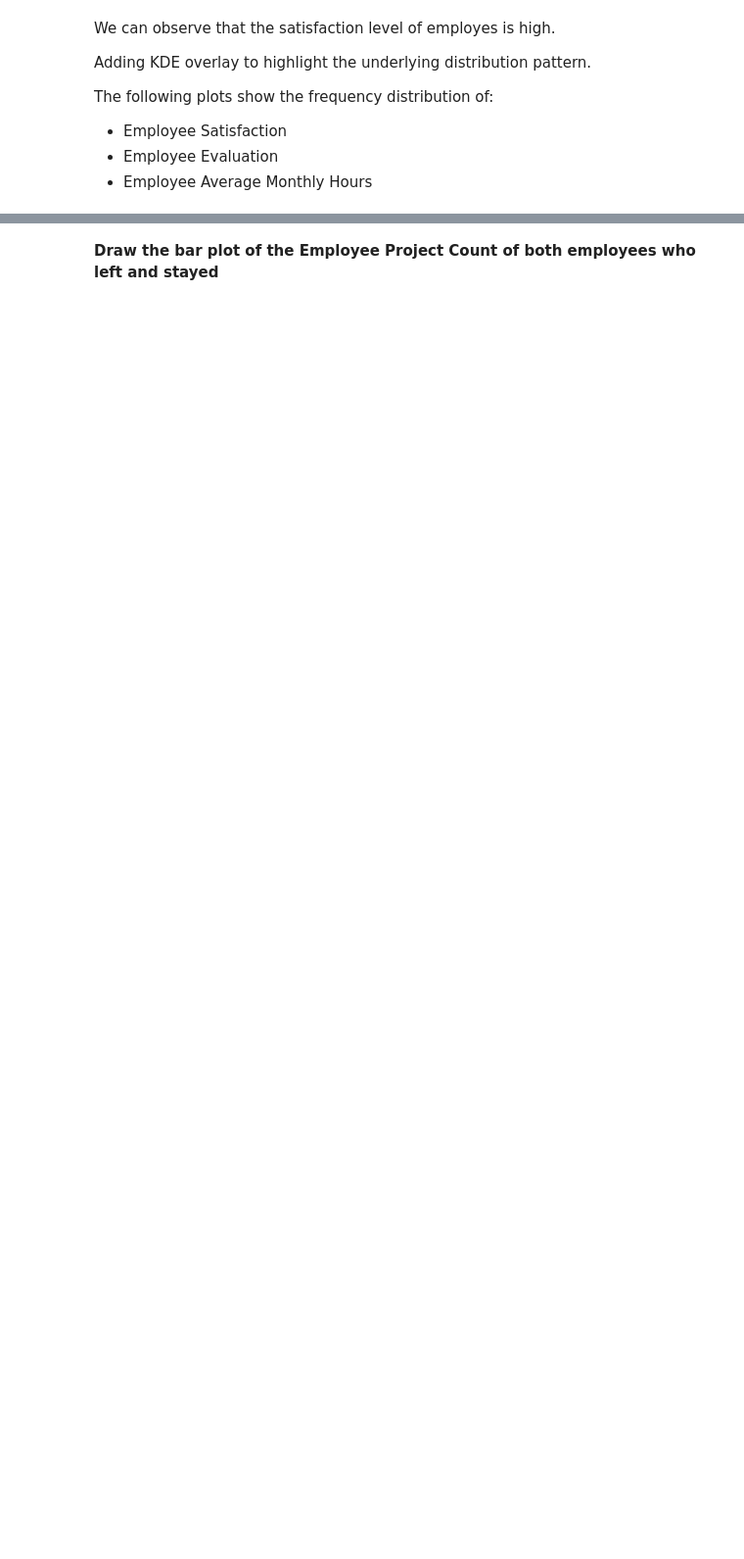
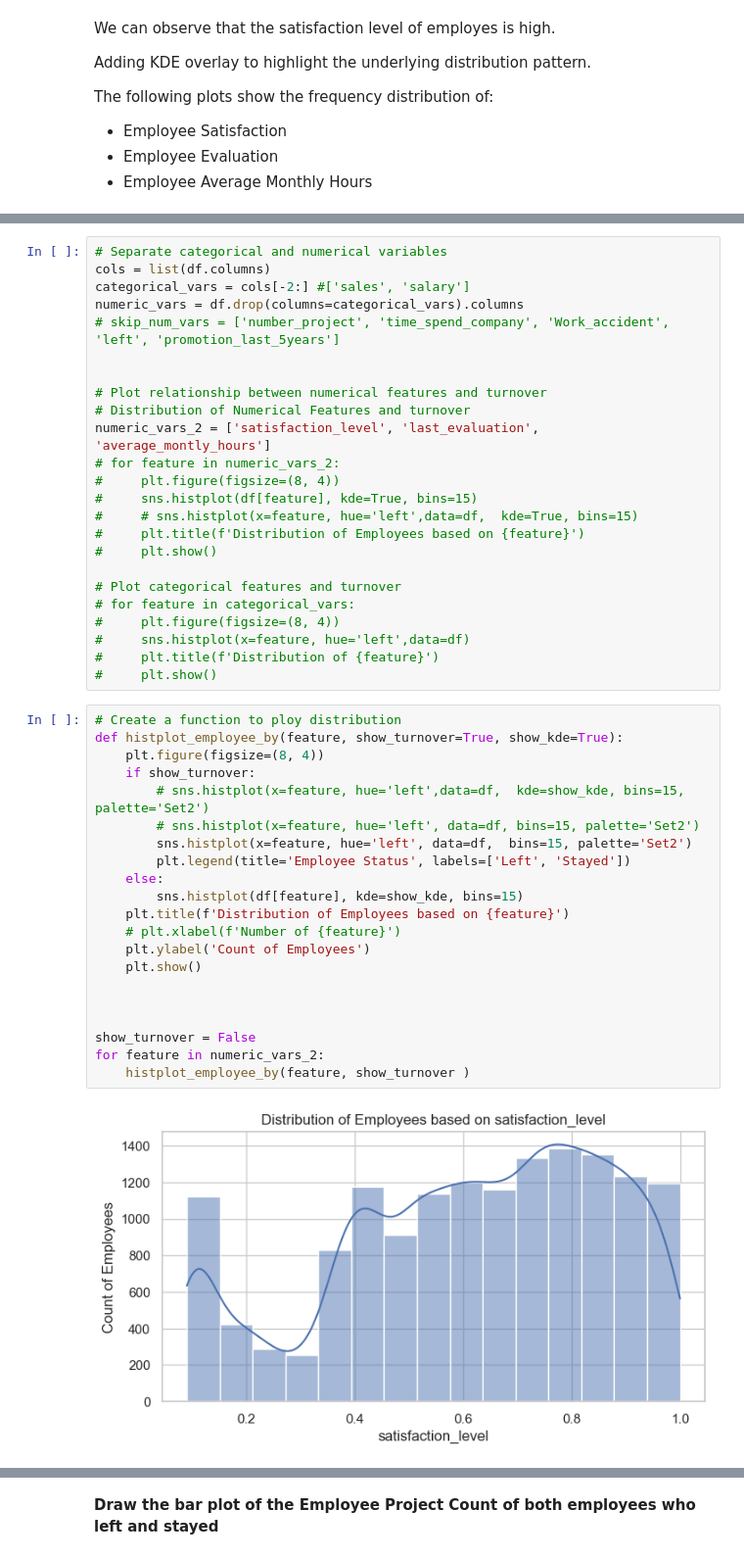
Before and after one commit to karmenatwork/4_CB_employees_turnover, a Jupyter notebook: main.ipynb, the cells around one changed output, grey strips where cells are left out. Shown at 98% size. Cells and saved outputs as stored; diff of their text form; blank space fills up the shorter version.

```diff
--- a/main.ipynb
+++ b/main.ipynb
@@ -300,0 +270,47 @@ plt.show()
+# %%
+# Separate categorical and numerical variables
+cols = list(df.columns)
+categorical_vars = cols[-2:] #['sales', 'salary']
+numeric_vars = df.drop(columns=categorical_vars).columns
+# skip_num_vars = ['number_project', 'time_spend_company', 'Work_accident', 'left', 'promotion_last_5years']
+
+
+# Plot relationship between numerical features and turnover
+# Distribution of Numerical Features and turnover
+numeric_vars_2 = ['satisfaction_level', 'last_evaluation', 'average_montly_hours']
+# for feature in numeric_vars_2:
+#     plt.figure(figsize=(8, 4))
+#     sns.histplot(df[feature], kde=True, bins=15)
+#     # sns.histplot(x=feature, hue='left',data=df,  kde=True, bins=15)
+#     plt.title(f'Distribution of Employees based on {feature}')
+#     plt.show()
+
+# Plot categorical features and turnover
+# for feature in categorical_vars:
+#     plt.figure(figsize=(8, 4))
+#     sns.histplot(x=feature, hue='left',data=df)
+#     plt.title(f'Distribution of {feature}')
+#     plt.show()
+# %%
+# Create a function to ploy distribution
+def histplot_employee_by(feature, show_turnover=True, show_kde=True):
+    plt.figure(figsize=(8, 4))
+    if show_turnover:
+        # sns.histplot(x=feature, hue='left',data=df,  kde=show_kde, bins=15, palette='Set2')
+        # sns.histplot(x=feature, hue='left', data=df, bins=15, palette='Set2')
+        sns.histplot(x=feature, hue='left', data=df,  bins=15, palette='Set2')
+        plt.legend(title='Employee Status', labels=['Left', 'Stayed'])
+    else:
+        sns.histplot(df[feature], kde=show_kde, bins=15)
+    plt.title(f'Distribution of Employees based on {feature}')
+    # plt.xlabel(f'Number of {feature}')
+    plt.ylabel('Count of Employees')
+    plt.show()
+
+
+
+show_turnover = False
+for feature in numeric_vars_2:
+    histplot_employee_by(feature, show_turnover )
+# %% [output]
+[figure, added]
```
Also changed, not shown: parts of 15 cells of this notebook.
